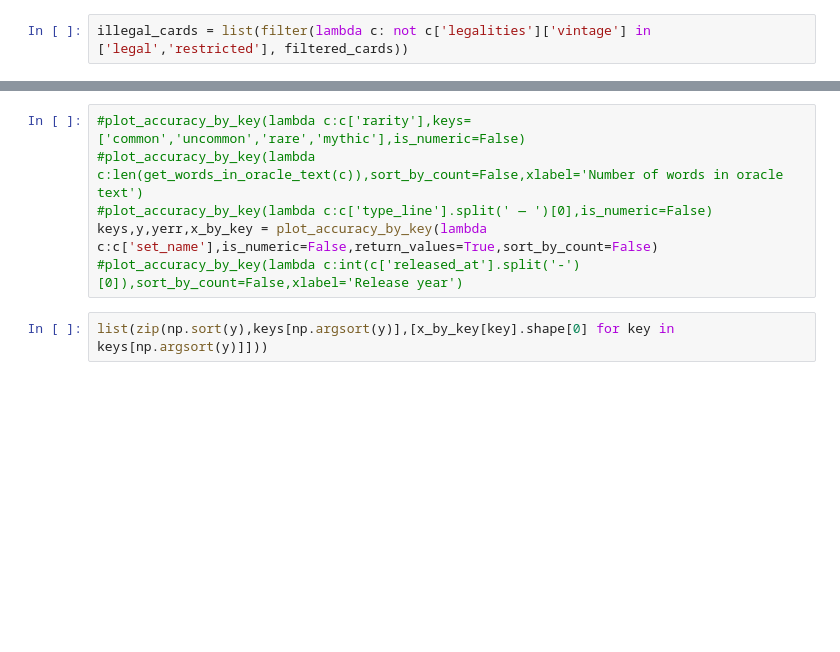
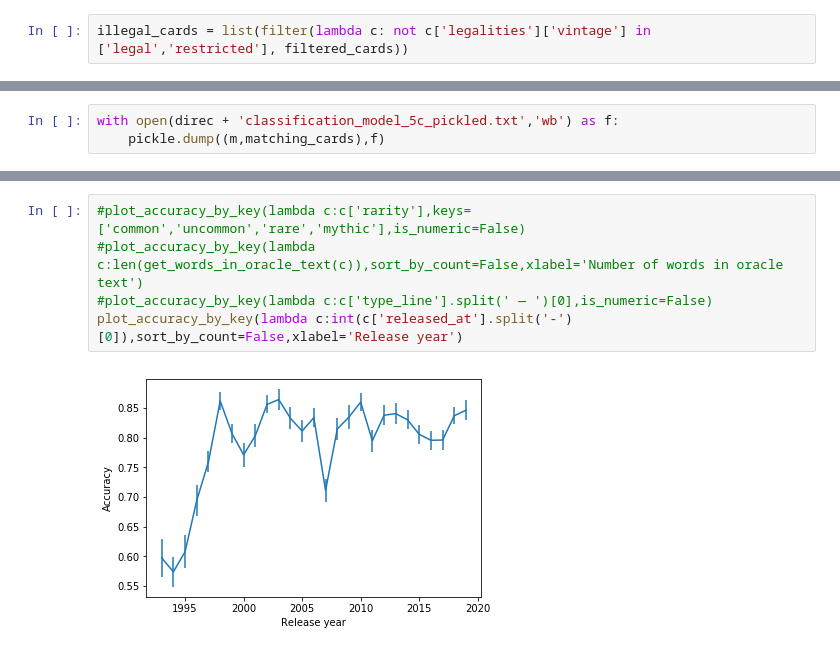
Before and after one commit to basvanopheusden/mtg, a Jupyter notebook: Mtg.ipynb, the cells around one changed output, grey strips where cells are left out. Cells and saved outputs as stored; diff of their text form; blank space fills up the shorter version.

```diff
--- a/Mtg.ipynb
+++ b/Mtg.ipynb
@@ -44,2 +95,5 @@ m,matching_cards,inds = classify_card_colors_kfold(unique_filtered_cards,keys,10
+# %%
+with open(direc + 'classification_model_5c_pickled.txt','wb') as f:
+    pickle.dump((m,matching_cards),f)
 # %%
 most_predictive_features = get_most_predictive_features(m)
@@ -115,8 +293,7 @@ def plot_accuracy_by_key(f,keys=None,is_numeric=True,sort_by_count=True,xlabel='
 # %%
 #plot_accuracy_by_key(lambda c:c['rarity'],keys=['common','uncommon','rare','mythic'],is_numeric=False)
 #plot_accuracy_by_key(lambda c:len(get_words_in_oracle_text(c)),sort_by_count=False,xlabel='Number of words in oracle text')
 #plot_accuracy_by_key(lambda c:c['type_line'].split(' — ')[0],is_numeric=False)
-keys,y,yerr,x_by_key = plot_accuracy_by_key(lambda c:c['set_name'],is_numeric=False,return_values=True,sort_by_count=False)
-#plot_accuracy_by_key(lambda c:int(c['released_at'].split('-')[0]),sort_by_count=False,xlabel='Release year')
+plot_accuracy_by_key(lambda c:int(c['released_at'].split('-')[0]),sort_by_count=False,xlabel='Release year')
+# %% [output]
+[figure, added]
-# %%
-list(zip(np.sort(y),keys[np.argsort(y)],[x_by_key[key].shape[0] for key in keys[np.argsort(y)]]))
```
Also changed, not shown: parts of 27 cells of this notebook, 2 other files.
